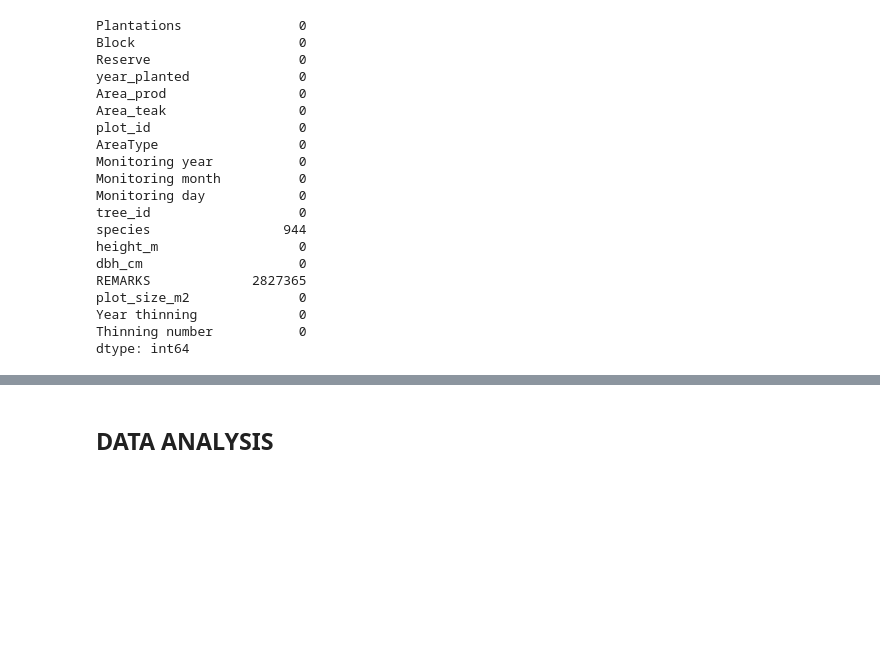
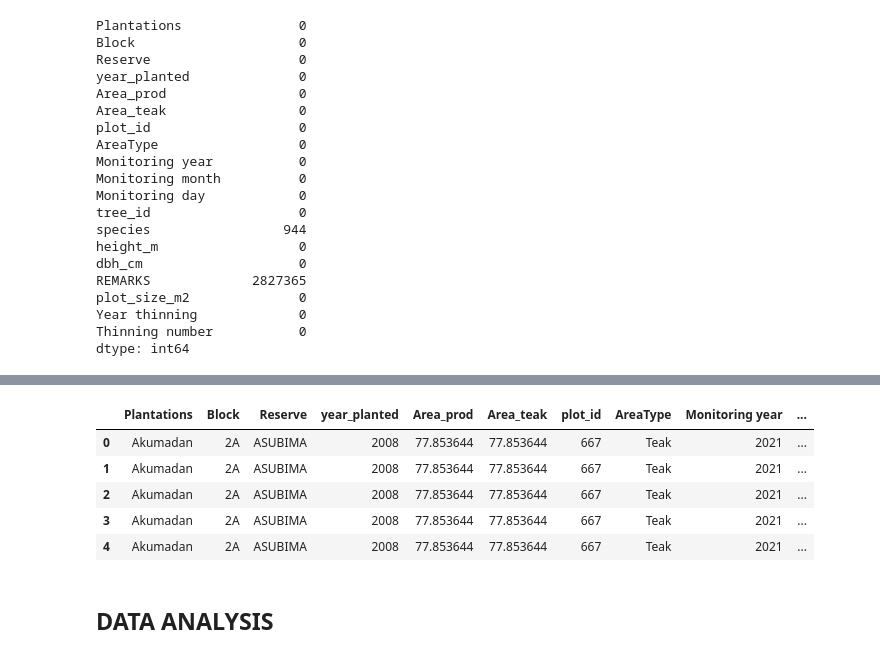
Before and after one commit to ds-gowusu/data_predictor_model, a Jupyter notebook: data_analytics.ipynb, the cells around one changed output, grey strips where cells are left out. Cells and saved outputs as stored; diff of their text form; code cells hidden in the pictures; blank space fills up the shorter version.

```diff
--- a/data_analytics.ipynb
+++ b/data_analytics.ipynb
@@ -375,12 +375,12 @@ array([None, '', 'Wildling', 'Coppice',
 # %%
 import re
 
-pattern = r"(Wildling|Coppice|Broken top|diseased|dead|Dead|DEAD)"
+pattern = r"(Wildling|Coppice|Broken top|diseased|dead|Top broken|coppice|wildling|fork|Beetle|Old|dieback|Diseased|Broken|Abnormal|crooked|marked)"
 
 remarks = set(df['REMARKS'])
 
 for i in remarks:
-    if i is not None and re.search(pattern, i):
+    if i is not None and re.search(pattern, i, re.IGNORECASE):
         df = df[~((df['REMARKS'] == i))]
 # %%
 df['REMARKS'].unique()
@@ -409,8 +408,0 @@ df.shape
-# %%
-pattern = r"(Top broken|coppice|wildling|fork|Beetle|Old)"
-
-remarks = set(df['REMARKS'])
-
-for i in remarks:
-    if i is not None and re.search(pattern, i, re.IGNORECASE):
-        df = df[~((df['REMARKS'] == i))]
@@ -441,8 +408,0 @@ array([None, '', 'Diameter taken with diameter tape',
-# %%
-remarks = set(df['REMARKS'])
-
-pattern = r"(dieback|Diseased|Broken|Abnormal|crooked|marked)"
-
-for i in remarks:
-    if i is not None and re.search(pattern, i, re.IGNORECASE):
-        df = df[~((df['REMARKS'] == i))]
@@ -493,3 +429,6 @@ plot_size_m2              0
 Year thinning             0
 Thinning number           0
 dtype: int64
+# %%
+df['Age'] = df['Monitoring year'] - df['year_planted']
+df.head()
@@ -496,3 +442,14 @@ dtype: int64
+# %%
+df['Age'] = df['Age'].astype(int)
+df['Monitoring year'] = df['Monitoring year'].astype(int)
+df.head()
+# %% [output]
+|  | Plantations | Block | Reserve | year_planted | Area_prod | Area_teak | plot_id | AreaType | Monitoring year | ... |
+| 0 | Akumadan | 2A | ASUBIMA | 2008 | 77.853644 | 77.853644 | 667 | Teak | 2021 | ... |
+| 1 | Akumadan | 2A | ASUBIMA | 2008 | 77.853644 | 77.853644 | 667 | Teak | 2021 | ... |
+| 2 | Akumadan | 2A | ASUBIMA | 2008 | 77.853644 | 77.853644 | 667 | Teak | 2021 | ... |
+| 3 | Akumadan | 2A | ASUBIMA | 2008 | 77.853644 | 77.853644 | 667 | Teak | 2021 | ... |
+| 4 | Akumadan | 2A | ASUBIMA | 2008 | 77.853644 | 77.853644 | 667 | Teak | 2021 | ... |
 # %% [markdown]
 ## DATA ANALYSIS
 # %% [markdown]
```
Also changed, not shown: parts of 15 cells of this notebook.
